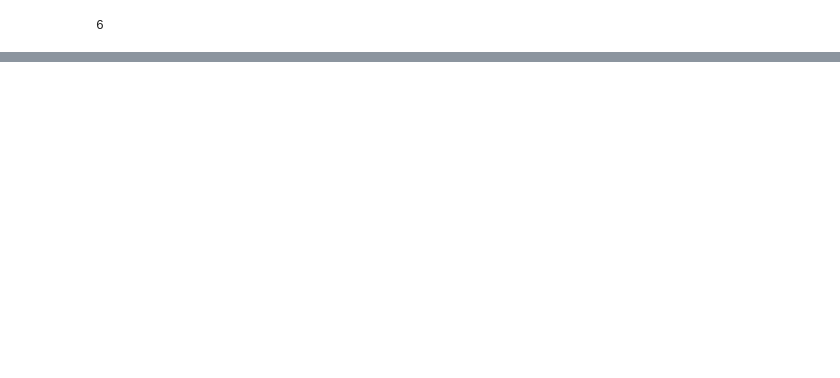
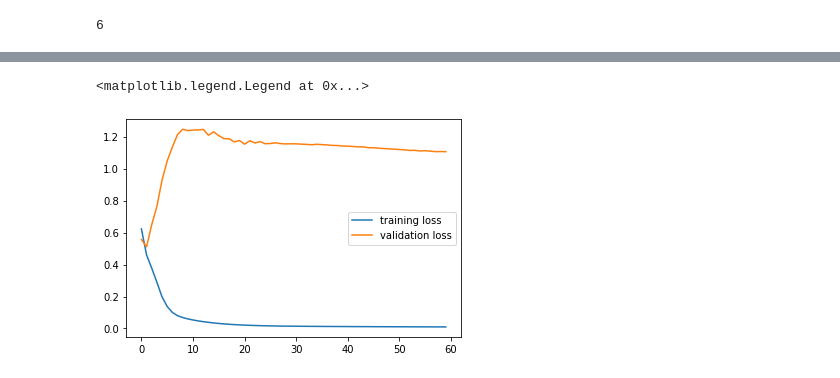
Before and after one commit to salmamhx/subreddify, a Jupyter notebook: ml_model.ipynb, the cells around one changed output, grey strips where cells are left out. Saved outputs shown, nothing was run; the diff lists cells and outputs as text; code cells hidden in the pictures; blank space fills up the shorter version.

```diff
--- a/ml_model.ipynb
+++ b/ml_model.ipynb
@@ -205,0 +262,7 @@ for i in range(0,6):
+# %%
+plt.plot(loss,label="training loss")
+plt.plot(val_loss,label="validation loss")
+plt.legend()
+# %% [output]
+<matplotlib.legend.Legend at 0x...>
+[figure, added]
```
Also changed, not shown: parts of 12 cells of this notebook.
